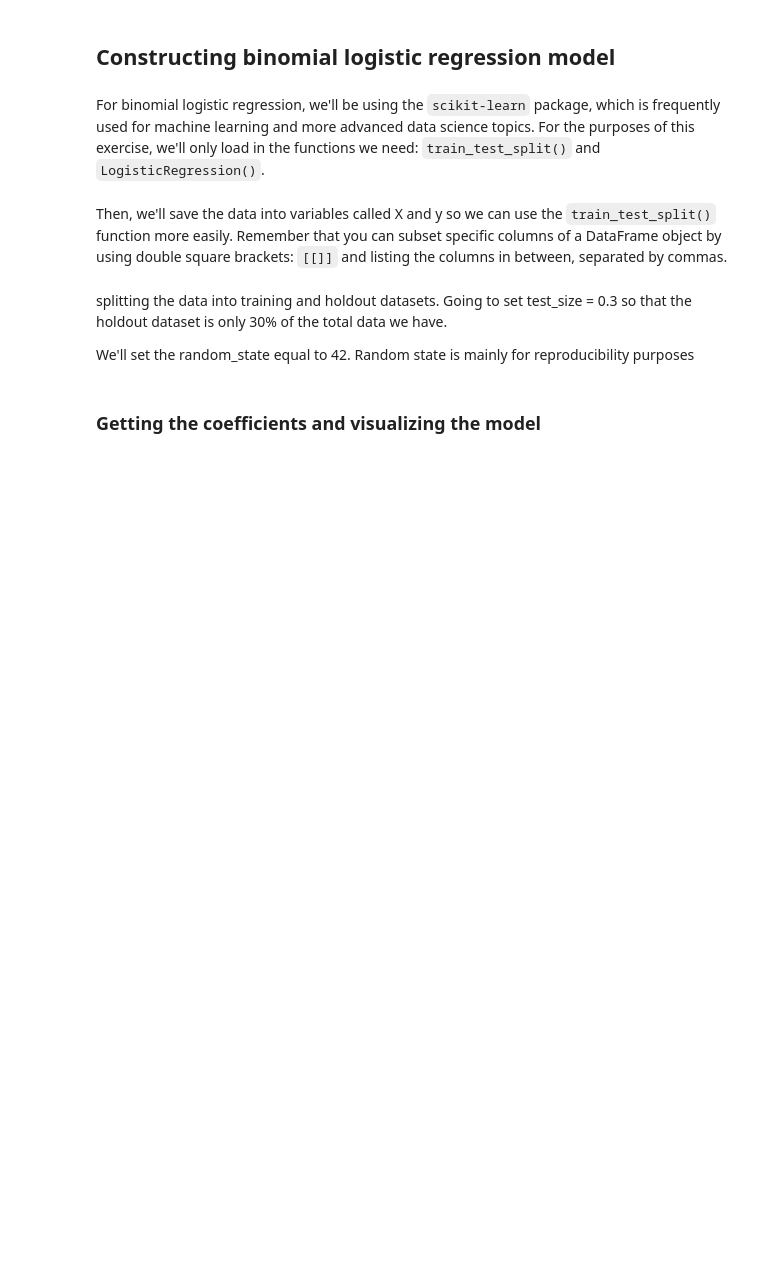
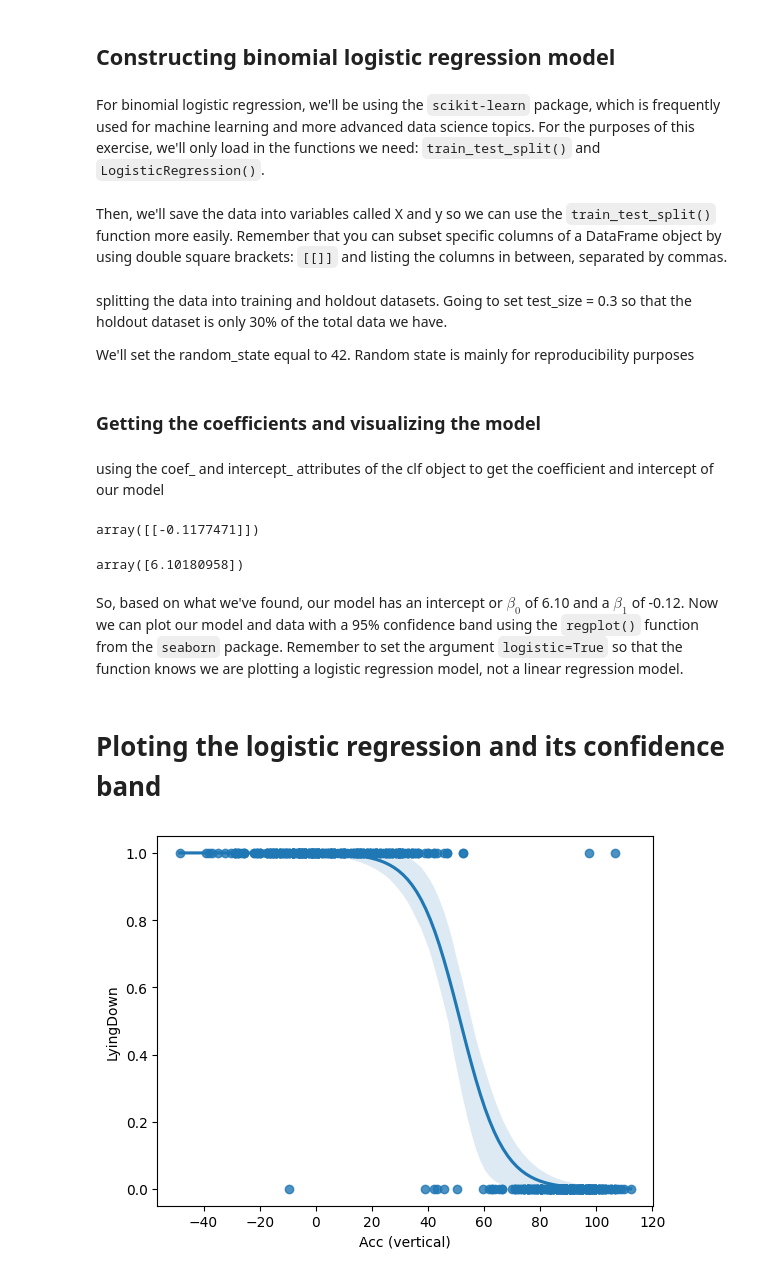
Before and after one commit to PrincelyKitilya/Linear-Regression-assumptions-tests, a Jupyter notebook: logistic_regression_analysis/activity_logistiReg.ipynb, the cells around one changed output. Saved outputs shown, nothing was run; the diff lists cells and outputs as text; code cells hidden in the pictures; blank space fills up the shorter version.

Commit message:
got the coefficients and of slope and intercept, fitted these coefficients on a graph.

```diff
--- a/logistic_regression_analysis/activity_logistiReg.ipynb
+++ b/logistic_regression_analysis/activity_logistiReg.ipynb
@@ -58,3 +58,27 @@ X_train, X_test, y_train, y_test = train_test_split(X, y, test_size=0.3, random_
 clf = LogisticRegression().fit(X=X_train, y=y_train)
 # %% [markdown]
 ### Getting the coefficients and visualizing the model
+# %% [markdown]
+using the coef_ and intercept_ attributes of the clf  object to get the coefficient and intercept of our model
+# %%
+#printing the coefficient
+clf.coef_
+# %% [output]
+array([[-0.1177471]])
+# %%
+# printing the intercept
+clf.intercept_
+# %% [output]
+array([6.10180958])
+# %% [markdown]
+So, based on what we've found, our model has an intercept or $\beta_0$ of 6.10 and a $\beta_1$ of -0.12. Now we can plot our model and data with a 95% confidence band using the `regplot()` function from the `seaborn` package. Remember to set the argument `logistic=True` so that the function knows we are plotting a logistic regression model, not a linear regression model.
+# %% [markdown]
+# Ploting the logistic regression and its confidence band
+# %%
+#plotting the Logistic regression and its confidence band
+sns.regplot(x="Acc (vertical)", y="LyingDown", data=activity, logistic=True)
+
+#showing the plot
+plt.show()
+# %% [output]
+[figure, added]
```
Also changed, not shown: parts of 1 cell of this notebook.
